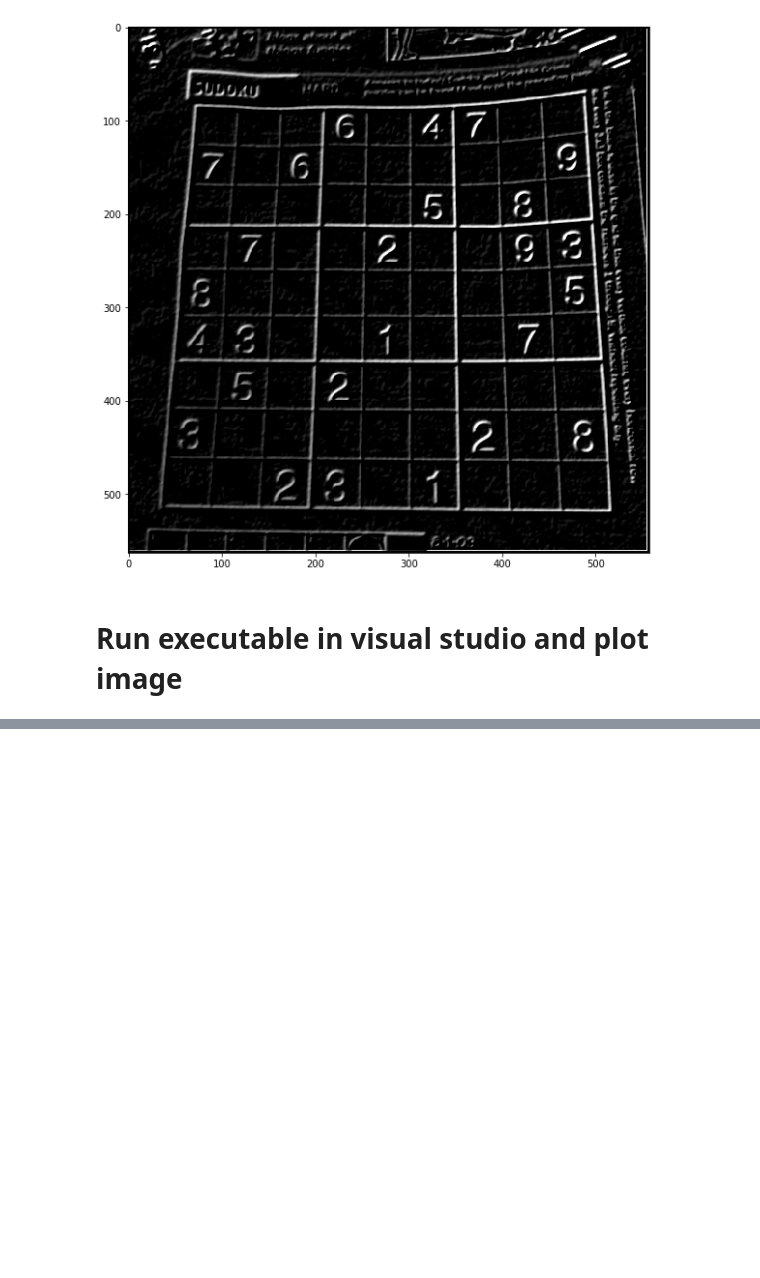
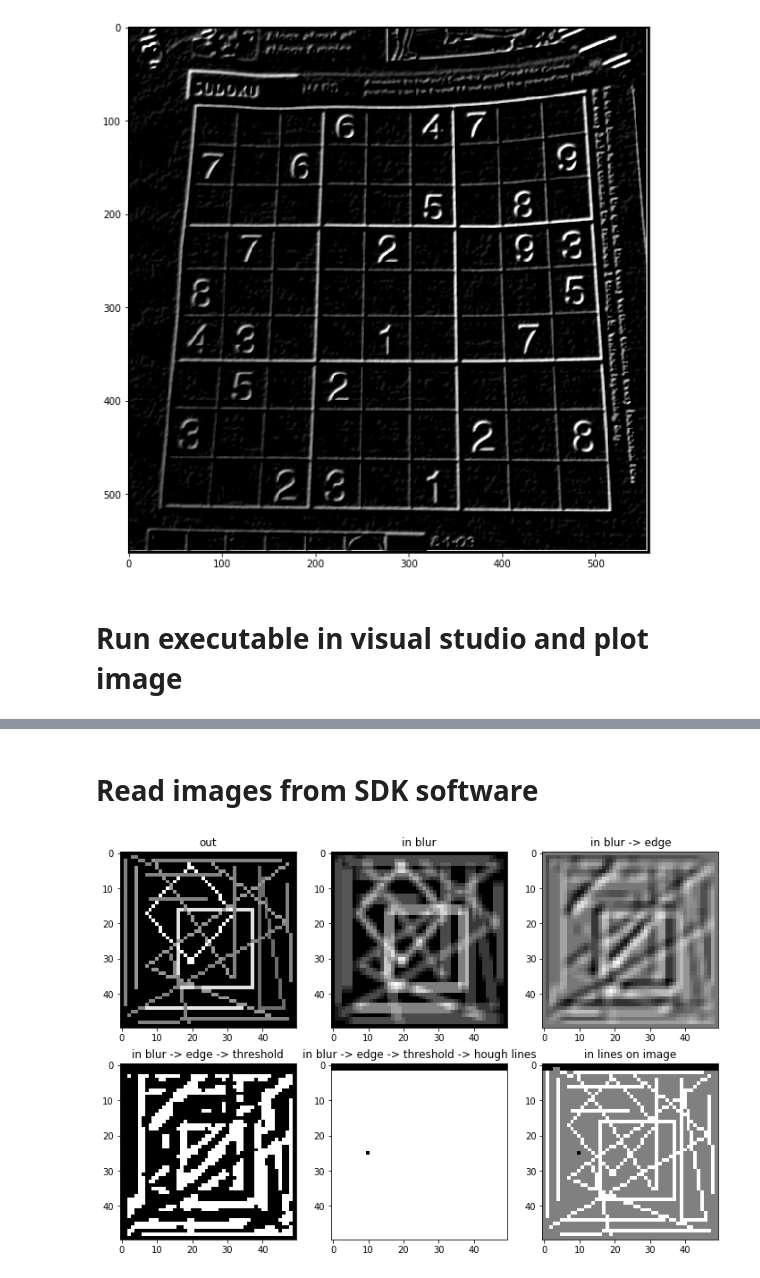
Before and after one commit to GuidoBallabio/embeddedPython, a Jupyter notebook: read_img_from_file.ipynb, the cells around one changed output, grey strips where cells are left out. Drawn from its saved outputs; the diff is of its cells as text; code cells hidden in the pictures; blank space fills up the shorter version.

```diff
--- a/read_img_from_file.ipynb
+++ b/read_img_from_file.ipynb
@@ -80,0 +81,40 @@ plt.imshow(inp.reshape(rows,cols),cmap="gray")
+# %% [markdown]
+# Read images from SDK software
+# %%
+rows = 50
+cols = 50
+
+plt.figure(figsize=(12,8))
+ax = plt.subplot(2,3,1)
+ax.set_title("out")
+inp = np.fromfile("./images/INPUT",dtype=data_type)
+plt.imshow(inp.reshape(rows,cols),cmap="gray")
+
+ax = plt.subplot(2,3,2)
+ax.set_title("in blur")
+inp = np.fromfile("./images/OUT_BLUR",dtype=data_type)
+plt.imshow(inp.reshape(rows,cols),cmap="gray")
+
+ax = plt.subplot(2,3,3)
+ax.set_title("in blur -> edge")
+inp = np.fromfile("./images/OUT_EDGE",dtype=data_type)
+plt.imshow(inp.reshape(rows,cols),cmap="gray")
+
+ax = plt.subplot(2,3,4)
+ax.set_title("in blur -> edge -> threshold")
+inp = np.fromfile("./images/OUT_TH",dtype=data_type)
+plt.imshow(inp.reshape(rows,cols),cmap="gray")
+
+ax = plt.subplot(2,3,5)
+ax.set_title("in blur -> edge -> threshold -> hough lines")
+inp = np.fromfile("./images/OUT_LINE",dtype=data_type)
+plt.imshow(inp.reshape(rows,cols),cmap="gray")
+
+ax = plt.subplot(2,3,6)
+ax.set_title("in lines on image")
+inp = np.fromfile("./images/OUT_HIMG",dtype=data_type)
+plt.imshow(inp.reshape(rows,cols),cmap="gray")
+
+plt.savefig("SDKtest.pdf")
+# %% [output]
+[figure, added]
```
Also changed, not shown: parts of 1 cell of this notebook, 14 other files.
